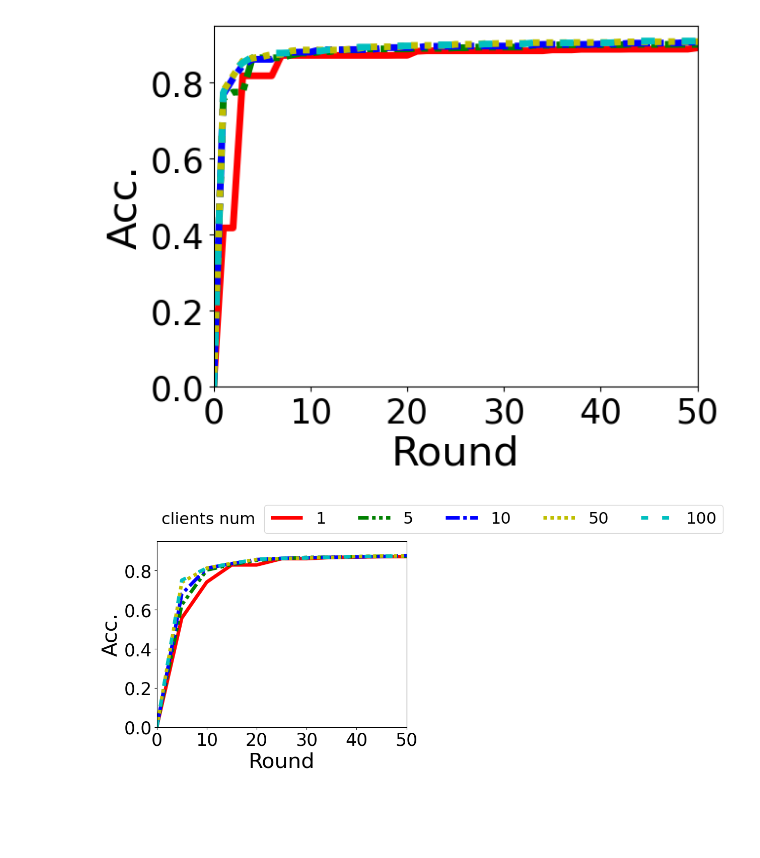
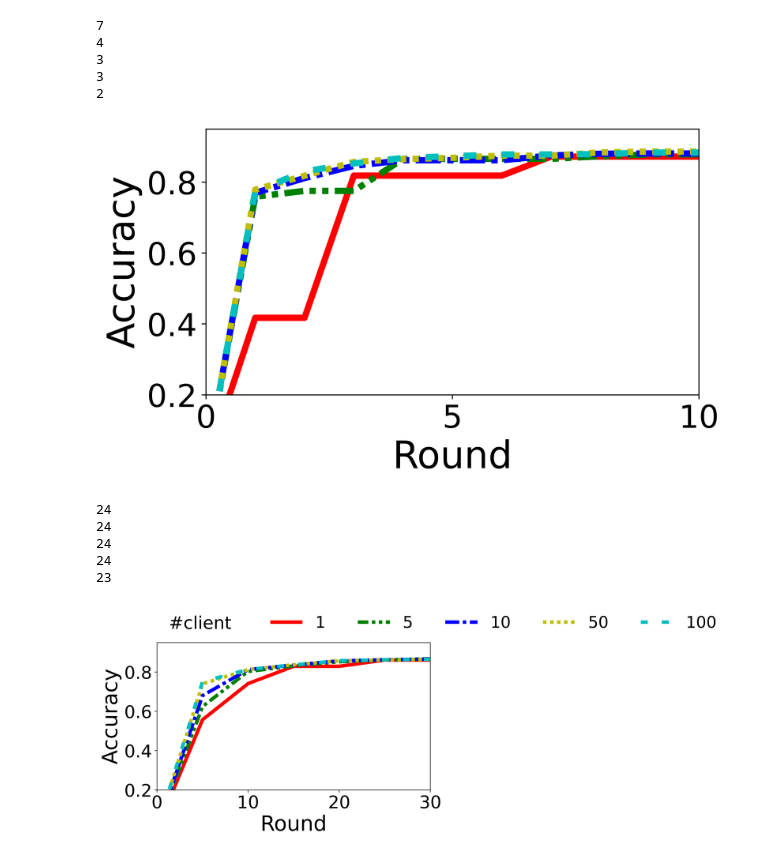
Before and after one commit to UbiquitousLearning/FwdLLM, a Jupyter notebook: all_figures/distilbert_agnews_diff_client_num/plot.ipynb, the cells around one changed output. Drawn from its saved outputs; the diff is of its cells as text; code cells hidden in the pictures; blank space fills up the shorter version.

```diff
--- a/all_figures/distilbert_agnews_diff_client_num/plot.ipynb
+++ b/all_figures/distilbert_agnews_diff_client_num/plot.ipynb
@@ -23,6 +23,12 @@ def round_to_time(round,eval_frequence,comm_time,method,local_data_num,adhoc=Non
                 time += (train_time*local_data_num*v_num*eval_frequence + 2*comm_time*local_data_num)/60
             time_list.append(time)
         return time_list
+def get_time_to_target_acc(target_acc,acc_list,time_list):
+        n = len(acc_list)
+        i = 0
+        while i < n and acc_list[i] < target_acc:
+            i += 1
+        return time_list[i] if i<n else 10000
 # %%
 import os
 import sys
@@ -33,43 +39,51 @@ eval_frequence = 1
 linestyle = [(0, ( )), (0, (3, 1,1,1,1,1)), (0, (4, 1,1,1)), (0, (1, 1)),(0, (2, 4)), (0, (5, 1)),(0,(3,1,3,1)),(0,(4,3,3,1))]
 colors=['r','g','b','y','c','m','k',"tan"] * 100
 lw = 5
+
+plt.figure(figsize=(7,3.8),dpi=500)
 
 # for i,file in enumerate(sorted(os.listdir(os.getcwd()))):
 #     if file.endswith(".log"):
 client_num_list = [1,5,10,50,100]
 i = 0
 # plt.figure(figsize=(6, 6))
 for client_num in client_num_list:
     # with open(f"fedsgd_distilbert_20news_lr0.1_client_num_{client_num}.log") as f:
     file = f"fedsgd_distilbert_agnews_lr0.01_client_num_{client_num}.log"
     acc = [0]
     cur_max_acc = 0
     comm_time = 66378260*4 / (10 * 1024**2 /8)
     with open(file,"r") as f:
         log = f.readlines()
         for l in log:
             if "'acc':" in l:
                 cur_acc = float(l[l.rfind("'acc':")+7:l.rfind(",")])
                 if cur_acc>cur_max_acc:
                     cur_max_acc = cur_acc
                 acc.append(cur_max_acc)
             # if len(acc)>200:
             #     break
         method = file.split("_")[0]
+        print(get_time_to_target_acc(0.83,acc,range(len(acc))))
         plt.plot(range(len(acc)), acc, linestyle=linestyle[i], color=colors[i],label=f'{client_num}',linewidth=lw)
         i += 1
 plt.xlabel("Round",fontsize=30)
-plt.ylabel("Acc.",fontsize=30)
-plt.xticks(range(0,51,10),size = 25)
-plt.xlim(0,50)
+plt.ylabel("Accuracy",fontsize=30)
+plt.xticks(range(0,51,5),size = 25)
+plt.xlim(0,10)
 plt.yticks([0,0.2,0.4,0.6,0.8],size = 25)
-plt.ylim(0,0.95)
+plt.ylim(0.2,0.95)
 # plt.legend(fontsize=23,frameon=False,loc=4,bbox_to_anchor=(1.05,0.02),ncol=2)
 # plt.title(f"distilbert 20news",fontsize=30)
 plt.savefig('/data/wyz/ForwardFL-Latex/figs/design-pitfall-clients-agnews.pdf', bbox_inches="tight")
 plt.show()
 # %% [output]
+7
+4
+3
+3
+2
-[figure, old version]
+[figure, new version]
 # %%
 import os
 import sys
@@ -80,6 +94,8 @@ eval_frequence = 1
 linestyle = [(0, ( )), (0, (3, 1,1,1,1,1)), (0, (4, 1,1,1)), (0, (1, 1)),(0, (2, 4)), (0, (5, 1)),(0,(3,1,3,1)),(0,(4,3,3,1))]
 colors=['r','g','b','y','c','m','k',"tan"] * 100
 lw = 5
+
+plt.figure(figsize=(7,3.8),dpi=500)
 
 # for i,file in enumerate(sorted(os.listdir(os.getcwd()))):
 #     if file.endswith(".log"):
@@ -101,20 +117,26 @@ for client_num in client_num_list:
                 acc.append(cur_max_acc)
             # if len(acc)>200:
             #     break
+        print(get_time_to_target_acc(0.86,acc,range(len(acc))))
         method = file.split("_")[0]
         plt.plot(range(len(acc))[::5], acc[::5], linestyle=linestyle[i], color=colors[i],label=f'{client_num}',linewidth=lw)
         i += 1
 plt.xlabel("Round",fontsize=30)
-plt.ylabel("Acc.",fontsize=30)
+plt.ylabel("Accuracy",fontsize=30)
 plt.xticks(range(0,51,10),size = 25)
-plt.xlim(0,50)
+plt.xlim(0,30)
 plt.yticks([0,0.2,0.4,0.6,0.8],size = 25)
-plt.ylim(0,0.95)
+plt.ylim(0.2,0.95)
 # plt.text(180,0.,'clients num',fontsize = 20)
-plt.text(0.9,1.04,'clients num',fontsize=23)
-plt.legend(fontsize=23,title_fontsize=23,frameon=True,loc=4,bbox_to_anchor=(2.3,1),ncol=5)
+plt.text(1.3,1.02,'#client',fontsize=25)
+plt.legend(fontsize=23,title_fontsize=23,frameon=False,loc=4,bbox_to_anchor=(2.1,0.98),ncol=5)
 # plt.title(f"distilbert 20news",fontsize=30)
 plt.savefig('/data/wyz/ForwardFL-Latex/figs/design-pitfall-clients-agnews-adapter.pdf', bbox_inches="tight")
 plt.show()
 # %% [output]
+24
+24
+24
+24
+23
-[figure, old version]
+[figure, new version]
```
Also changed, not shown: 20 other files.
